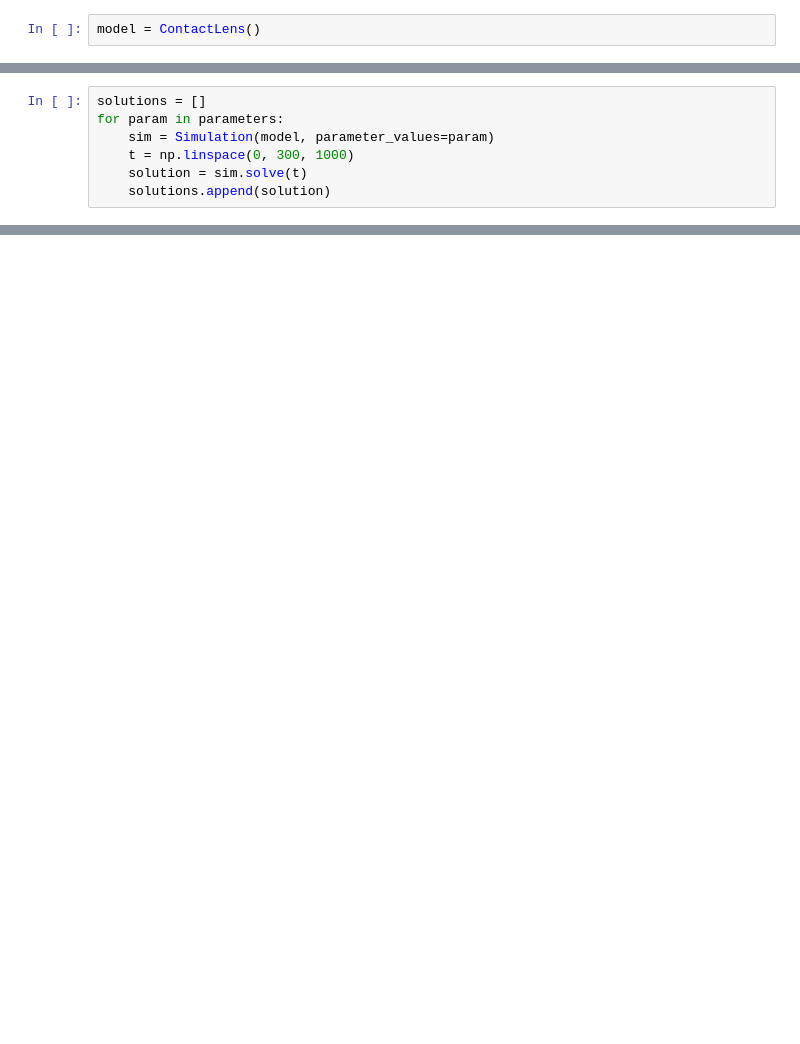
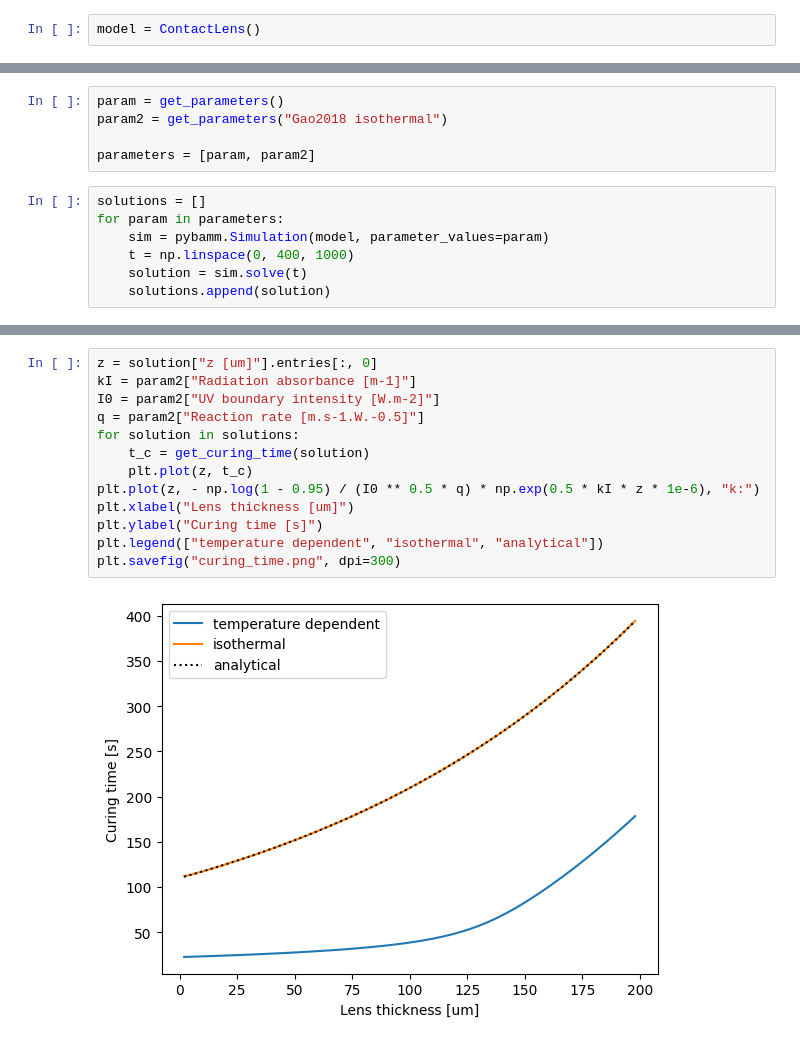
Before and after one commit to brosaplanella/contact-lens, a Jupyter notebook: run_simulation.ipynb, the cells around one changed output, grey strips where cells are left out. Cells and saved outputs as stored; diff of their text form; blank space fills up the shorter version.

Commit message:
update model to match report

```diff
--- a/run_simulation.ipynb
+++ b/run_simulation.ipynb
@@ -18,8 +8,13 @@ parameters = [param, param2]
+# %%
+param = get_parameters()
+param2 = get_parameters("Gao2018 isothermal")
+
+parameters = [param, param2]
 # %%
 solutions = []
 for param in parameters:
-    sim = Simulation(model, parameter_values=param)
-    t = np.linspace(0, 300, 1000)
+    sim = pybamm.Simulation(model, parameter_values=param)
+    t = np.linspace(0, 400, 1000)
     solution = sim.solve(t)
     solutions.append(solution)
 # %%
@@ -44 +39,16 @@ interactive(children=(FloatSlider(value=0.0, description='t', max=300.0, step=3.
 <pybamm.plotting.quick_plot.QuickPlot at 0x...>
+# %%
+z = solution["z [um]"].entries[:, 0]
+kI = param2["Radiation absorbance [m-1]"]
+I0 = param2["UV boundary intensity [W.m-2]"]
+q = param2["Reaction rate [m.s-1.W.-0.5]"]
+for solution in solutions:
+    t_c = get_curing_time(solution)
+    plt.plot(z, t_c)
+plt.plot(z, - np.log(1 - 0.95) / (I0 ** 0.5 * q) * np.exp(0.5 * kI * z * 1e-6), "k:")
+plt.xlabel("Lens thickness [um]")
+plt.ylabel("Curing time [s]")
+plt.legend(["temperature dependent", "isothermal", "analytical"])
+plt.savefig("curing_time.png", dpi=300)
+# %% [output]
+[figure, added]
```
Also changed, not shown: parts of 6 cells of this notebook, 4 other files.
